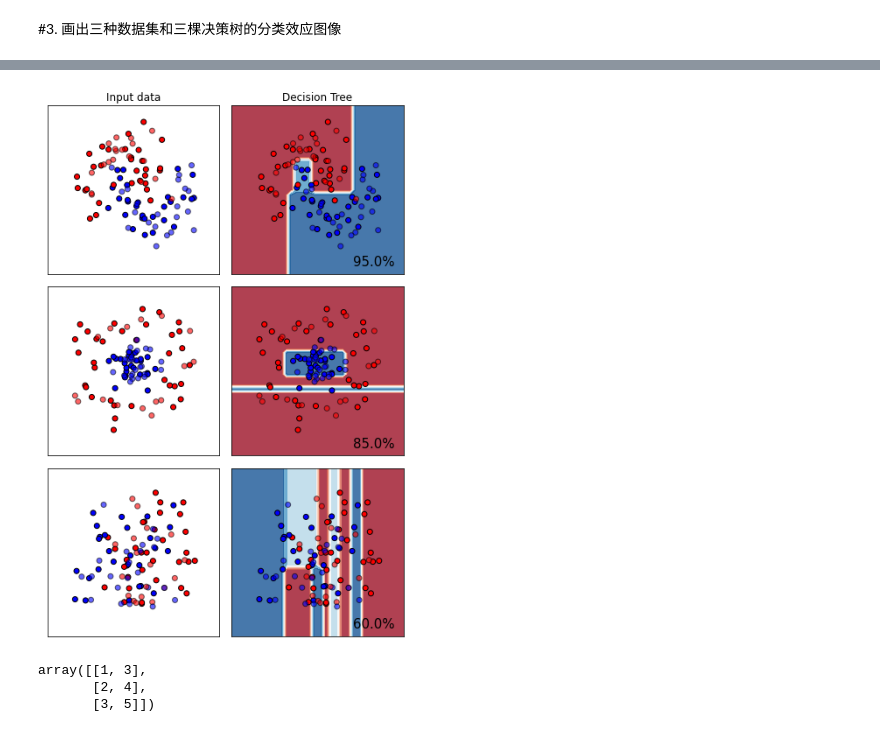
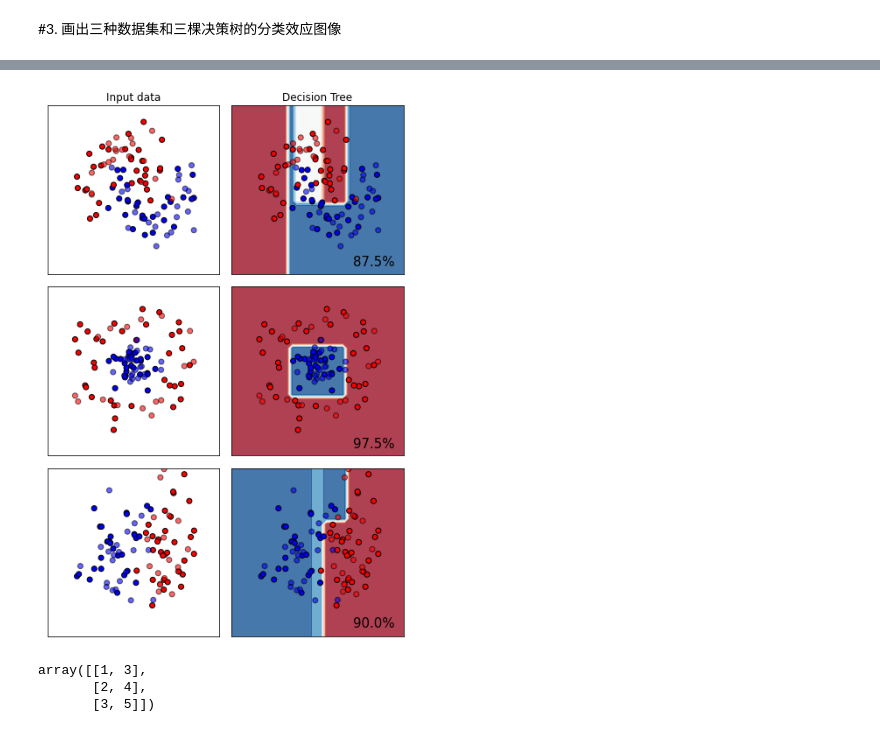
Before and after one commit to HuCui2022/sk_learn, a Jupyter notebook: sk_learn001_tree_ttnk.ipynb, the cells around one changed output, grey strips where cells are left out. Cells and saved outputs as stored; diff of their text form; code cells hidden in the pictures.

```diff
--- a/sk_learn001_tree_ttnk.ipynb
+++ b/sk_learn001_tree_ttnk.ipynb
@@ -120,7 +120,7 @@ data
 # %%
 # 将字符特征转换为数字表示。 性别。
 
-data['Sex'] = (data['Sex'] == 'mael').astype('int')
+data['Sex'] = (data['Sex'] == 'male').astype('int')
 
 data['Sex']
 # %% [output]
@@ -499,7 +506,7 @@ for ds_index, ds in enumerate(datasets):
   ax = plt.subplot(len(datasets),2,i) # 注意之前i已经增加了一。
 
 #决策树的建模：实例化，fit,score 预测准确率
-  clf = DecisionTreeClassifier(max_depth=5)
+  clf = DecisionTreeClassifier(max_depth=5, splitter='random', criterion='entropy', random_state= 30)
   clf = clf.fit(x_train,y_train)
   score = clf.score(x_test,y_test)
 
@@ -517,35 +524,35 @@ for ds_index, ds in enumerate(datasets):
 # 先都降低成一维度，然后对应的组合起来，然后输入预测，结果再转换成二维。
 # 下标就是对应的坐标点，值就是颜色。
 
 # 将z作为数据，放到contourf 里面绘制轮廓。
   z = z.reshape(array1.shape)
 
   ax.contourf(array1,array2, z, cmap=cm, alpha=0.8)
 
 
  # 将数据集的分布放到我们的坐标系上。
  # 将数据集放到图上。
   ax.scatter(x_train[:,0], x_train[:,1], c=y_train, cmap=cm_bright, edgecolors='k')
   ax.scatter(x_test[:,0], x_test[:,1], c=y_test, cmap=cm_bright, edgecolors='k', alpha=0.6)  # 注意这里画，是因为跟之前画的并不在一幅图上。
 
 # 为图像设置坐标最大最小值。
   ax.set_xlim(array1.min(), array1.max())
   ax.set_ylim(array2.min(), array2.max())
   ax.set_xticks(())
   ax.set_yticks(())
 
 
   if ds_index ==0:
     ax.set_title('Decision Tree')
-
+# 将概率显示到右下角。
   ax.text(array1.max() - .3, array2.min()+0.3,('{:.1f}%'.format(score*100)),size=15, horizontalalignment = 'right')  # 前两个参数为坐标，坐标后边跟的文本，大小，对齐方式。
 
   i +=1
 
 plt.tight_layout()
 plt.show()
 # %% [output]
-[figure, old version]
+[figure, new version]
 # %%
 np.c_[np.array([1,2,3]), np.array([3,4,5])]
 # %% [output]
```
Also changed, not shown: parts of 13 cells of this notebook.
